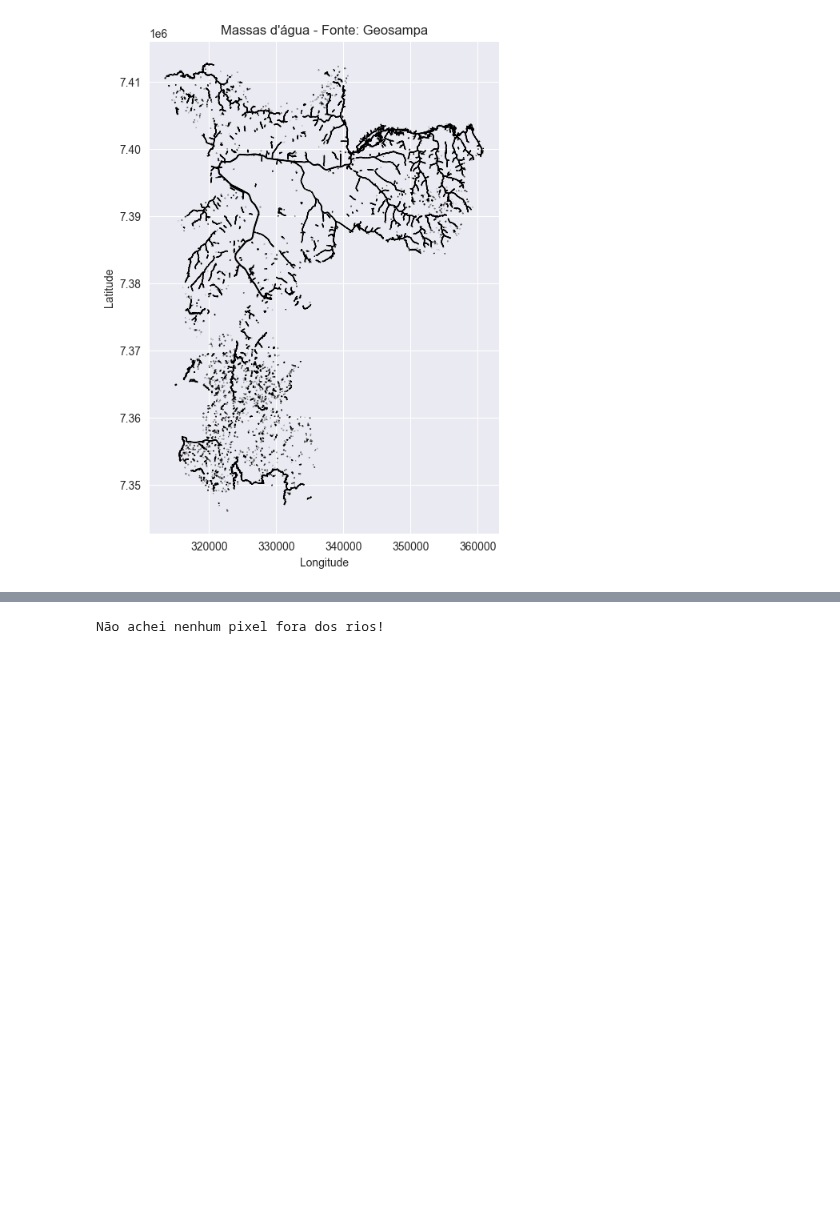
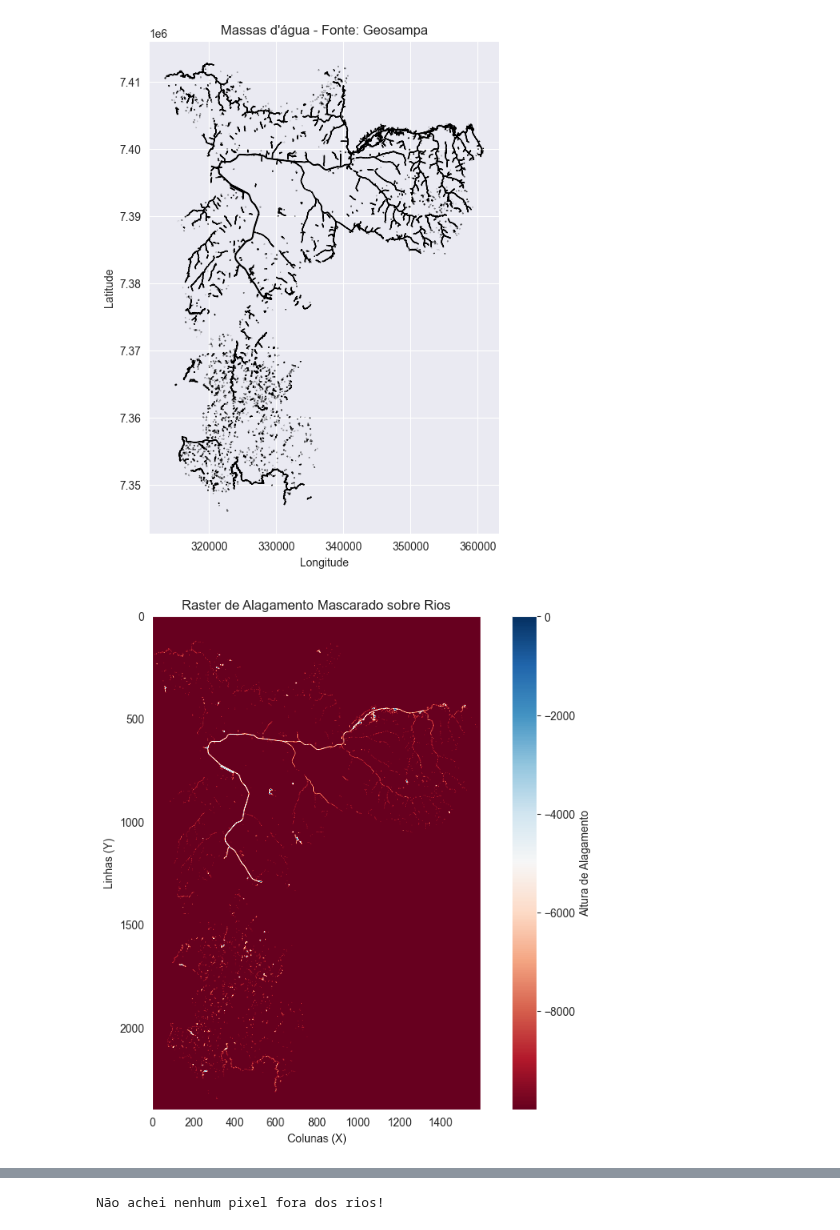
Before and after one commit to marcelof314/SP_urban_flooding, a Jupyter notebook: 05 Raster preparation.ipynb, the cells around one changed output, grey strips where cells are left out. Drawn from its saved outputs; the diff is of its cells as text; code cells hidden in the pictures; blank space fills up the shorter version.

Commit message:
Produzindo estatísticas sobre os pixels outliers.
Signed-off-by: Marcelo Fernandes <41390930+marcelof314@users.noreply.github.com>

```diff
--- a/05 Raster preparation.ipynb
+++ b/05 Raster preparation.ipynb
@@ -347,3 +342,41 @@ with rasterio.open(arquivo_raster) as src:
+# %%
+# Mascarar o raster de alagamento para encontrar pixels dentro dos rios
+with rasterio.open(arquivo_raster) as src:
+    # Extrair o valor NoData do raster
+    no_data_value = src.nodata
+
+    # Aplicar a máscara usando as geometrias das massas d'água
+    alagamento_mascarado, _ = mask(src, massas_hidro_geom, invert=False)
+
+    # Extrair a primeira banda do raster mascarado
+    alagamento_mascarado = alagamento_mascarado[0]
+
+    # Tratar os valores de NoData
+    #if no_data_value is not None:
+    #    alagamento_mascarado[alagamento_mascarado == no_data_value] = np.nan
+
+    # Criar uma máscara para filtrar os valores "NoData"
+    #if no_data_value is not None:
+        # Criar uma máscara onde o raster NÃO é NoData
+     #   mask_validos = alagamento_mascarado != no_data_value
+    #else:
+        # Se não houver valor NoData, considerar todos os valores
+     #   mask_validos = np.ones_like(alagamento_mascarado, dtype=bool)
+
+    # Aplicar a máscara para garantir que apenas valores válidos sejam considerados
+    #alagamento_mascarado_filtrado = np.where(mask_validos, alagamento_mascarado, np.nan)  # Colocar NaN onde há NoData
+
+# Plotar o raster de alagamento mascarado
+plt.figure(figsize=(10, 8))
+plt.imshow(alagamento_mascarado, cmap='RdBu')  # Usar um colormap para visualizar o raster
+plt.colorbar(label='Altura de Alagamento')  # Adicionar uma barra de cores
+plt.title('Raster de Alagamento Mascarado sobre Rios')
+plt.xlabel('Colunas (X)')
+plt.ylabel('Linhas (Y)')
+plt.grid(False)
+plt.show()
+# %% [output]
+[figure, added]
 # %%
 # 4. Filtrar pixels de alagamento que excedem 35 cm de altura
 alagamento_maior_35cm = np.where(alagamento > limite_altura, alagamento, np.nan)  # Pixels alagados > 35 cm
```
Also changed, not shown: parts of 4 cells of this notebook.
